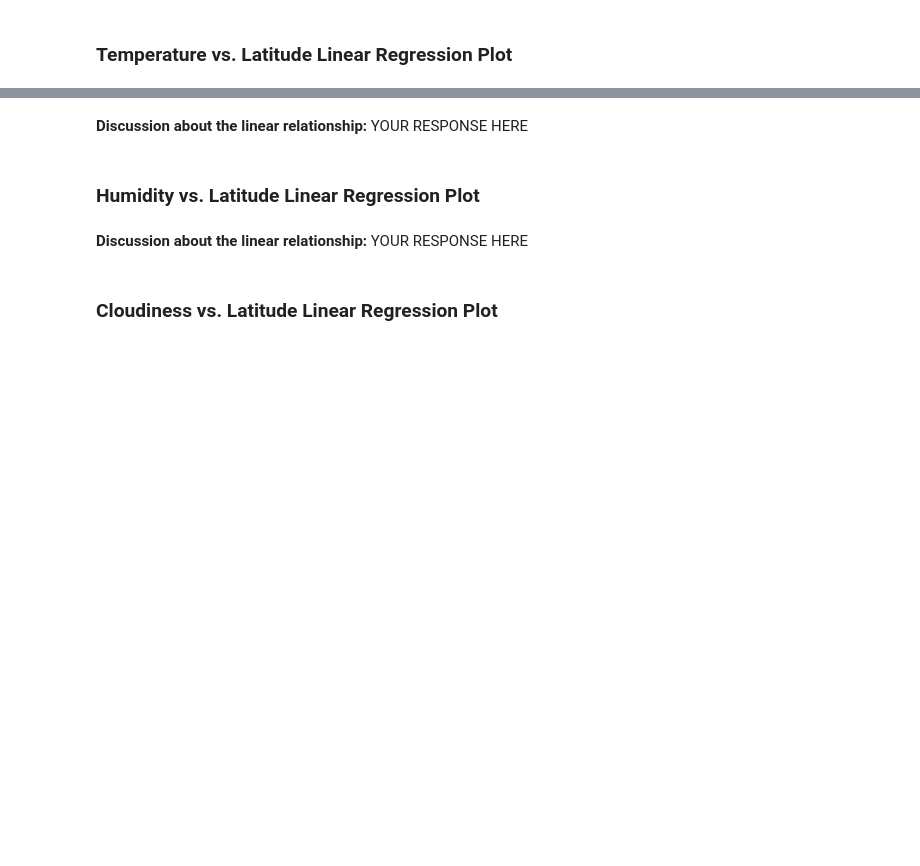
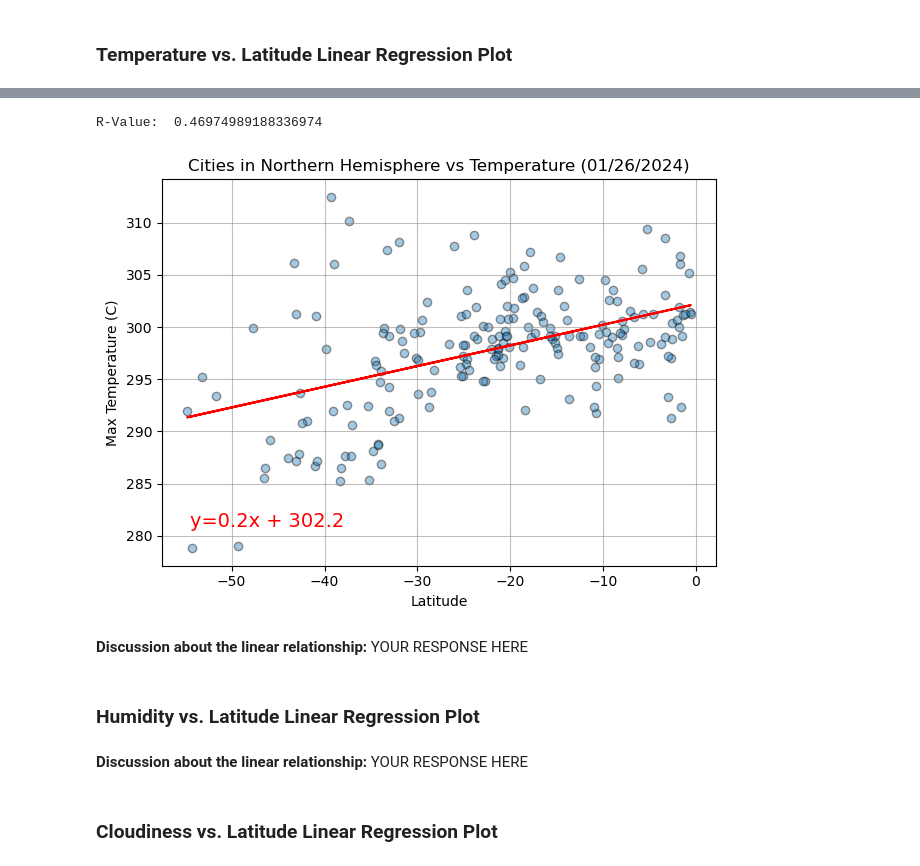
Before and after one commit to byTravis/Module6_API-Challenge, a Jupyter notebook: WeatherPy_TravisCook.ipynb, the cells around one changed output, grey strips where cells are left out. Saved outputs shown, nothing was run; the diff lists cells and outputs as text; code cells hidden in the pictures; blank space fills up the shorter version.

```diff
--- a/WeatherPy_TravisCook.ipynb
+++ b/WeatherPy_TravisCook.ipynb
@@ -339,6 +354,6 @@ northern_hemi_df.head()
 # %%
 # Create a DataFrame with the Southern Hemisphere data (Latitude < 0)
-# YOUR CODE HERE
+southern_hemi_df = city_data_df.loc[city_data_df["Lat"] < 0, :]
 
 # Display sample data
 southern_hemi_df.head()
@@ -353,3 +396,28 @@ Define lin_regress_calc(xvalues, yvalues):
+# %%
+# Linear regression on Southern Hemisphere
+x_axis = southern_hemi_df["Lat"]
+y_axis = southern_hemi_df["Max Temp"]
+
+plt.scatter(x_axis, y_axis, edgecolors="black", alpha=.40)
+rvalue = lin_regress_calc(x_axis, y_axis)
+
+# Incorporate the other graph properties
+plt.grid(color="grey", alpha=.5)
+plt.title(f"Cities in Northern Hemisphere vs Temperature ({formatted_date})")
+plt.ylabel("Max Temperature (C)")
+plt.xlabel("Latitude")
+plt.tight_layout()
+
+# Save the figure
+plt.savefig("output_data/Fig6.png")
+
+# Show plot
+# print(rvalue)
+print(f"R-Value:  {rvalue}")
+plt.show()
+# %% [output]
+R-Value:  0.46974989188336974
+[figure, added]
 # %% [markdown]
 **Discussion about the linear relationship:** YOUR RESPONSE HERE
 # %% [markdown]
```
Also changed, not shown: parts of 7 cells of this notebook, 2 other files.
